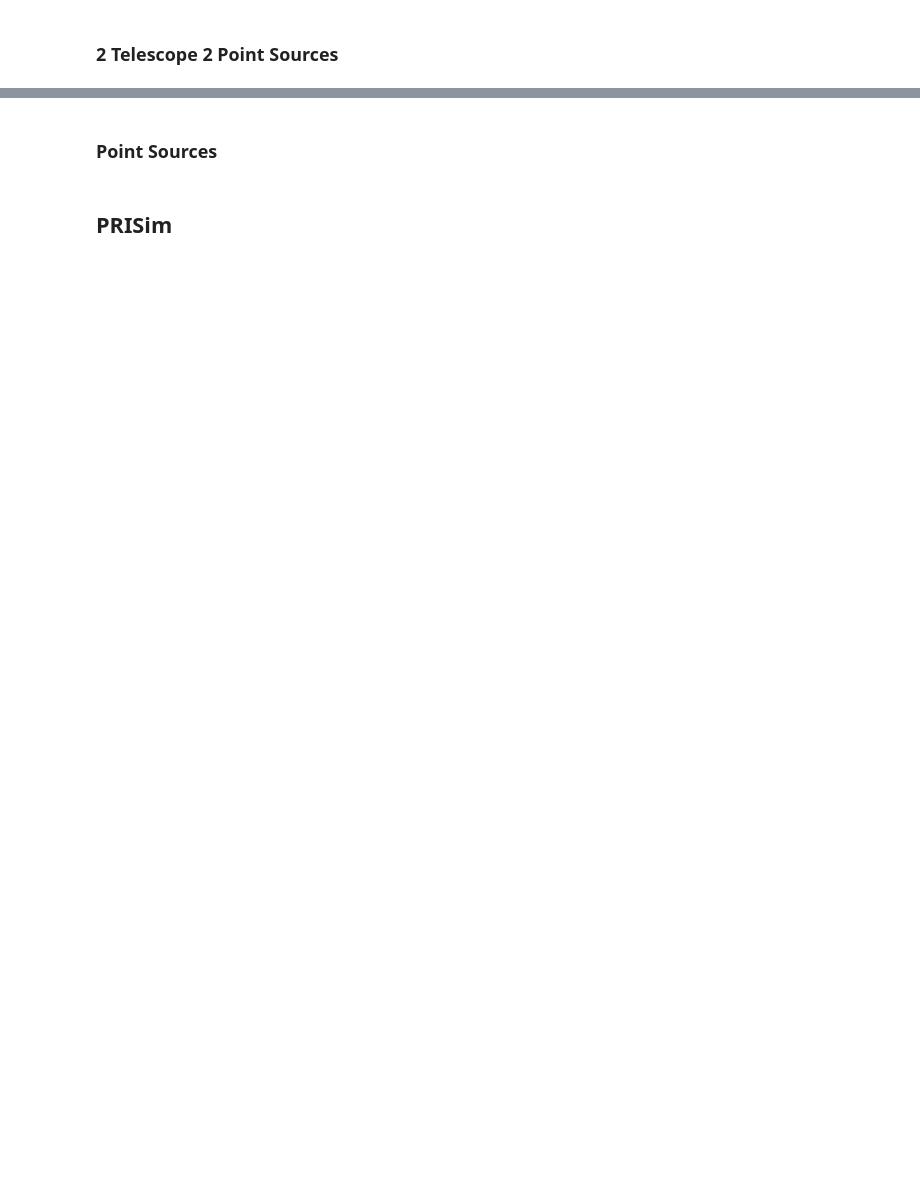
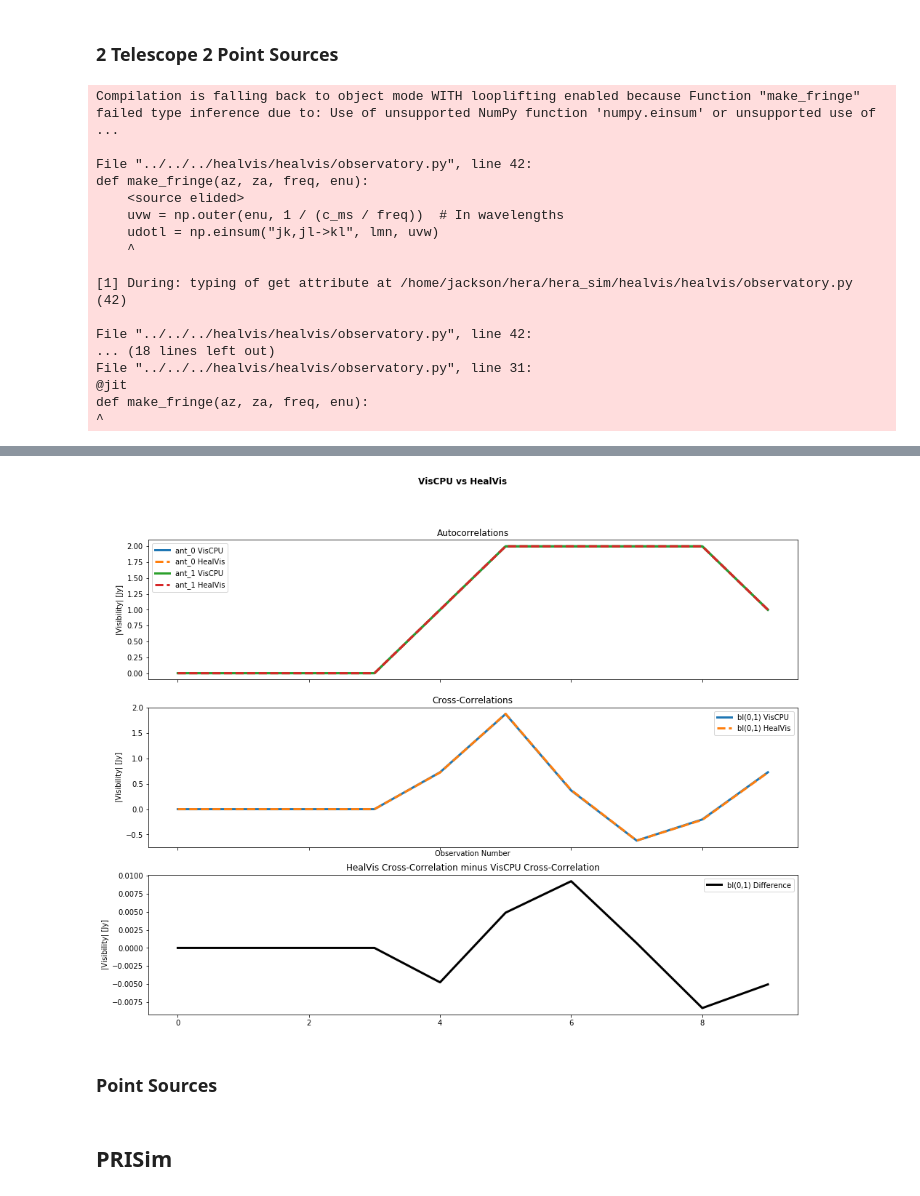
Before and after one commit to HERA-Team/hera_sim, a Jupyter notebook: docs/tutorials/visibility_simulator.ipynb, the cells around one changed output, grey strips where cells are left out. Drawn from its saved outputs; the diff is of its cells as text; code cells hidden in the pictures; blank space fills up the shorter version.

```diff
--- a/docs/tutorials/visibility_simulator.ipynb
+++ b/docs/tutorials/visibility_simulator.ipynb
@@ -597,36 +672,58 @@ print b[1]
 # %% [markdown]
 ### 2 Telescope 2 Point Sources
 # %%
-uvdata = myuvdata(ntel=2)
-uvdata1 = myuvdata(ntel=2)
-freqs = unique(uvdata.freq_array)
-point_source_pos = np.array([[0, uvdata.telescope_lat_lon_alt[0] - np.pi/4], [0, uvdata.telescope_lat_lon_alt[0] + np.pi/4]])
-point_source_flux = np.array([[1.0, 1.0]] * len(freqs))
+uvdata = myuvdata(ntel=2, ntimes=10)
+uvdata1 = myuvdata(ntel=2, ntimes=10)
+freqs = np.unique(uvdata.freq_array)
+
+nside = 2 ** 4
+
+# put a point source in
+point_source_pos = np.array([[0, uvdata.telescope_location_lat_lon_alt[0] + np.pi/4],
+                             [0, uvdata.telescope_location_lat_lon_alt[0]]])
+point_source_flux = np.array([[1, 1]] * len(freqs))
+
+# align to healpix center for direct comparision
+point_source_pos, point_source_flux = align_src_to_healpix(point_source_pos, point_source_flux, nside=nside)
 
 viscpu_sim = VisCPU(
     uvdata=uvdata,
     sky_freqs=freqs,
+    point_source_flux=point_source_flux,
     point_source_pos=point_source_pos,
-    point_source_flux=point_source_flux,
-    nside=2**4,
-    real_dtype=np.float64,
-    complex_dtype=np.complex128,
+    nside=nside
 )
 
 healvis_sim = HealVis(
     uvdata=uvdata1,
     sky_freqs=freqs,
+    point_source_flux=point_source_flux,
     point_source_pos=point_source_pos,
-    point_source_flux=point_source_flux,
-    nside=2 ** 4
+    nside=nside
 )
 
-viscpu = viscpu_sim.simulate()
-healvis = healvis_sim.simulate()
+viscpu_sim.simulate()
+healvis_sim.simulate()
 
-print "MAX ABSOLUTE DIFF", np.max(np.abs(viscpu-healvis))
+viscpu = viscpu_sim.uvdata.data_array
+healvis = healvis_sim.uvdata.data_array
 
-plot_blts(viscpu_sim)
-plot_blts(healvis_sim)
-plt.figure(figsize=(50,10))
-plt.plot(viscpu.flatten() - healvis.flatten())
+compare_blts(viscpu_sim, healvis_sim)
+# %% [output]
+Compilation is falling back to object mode WITH looplifting enabled because Function "make_fringe" failed type inference due to: Use of unsupported NumPy function 'numpy.einsum' or unsupported use of  ...
+
+File "../../../healvis/healvis/observatory.py", line 42:
+def make_fringe(az, za, freq, enu):
+    <source elided>
+    uvw = np.outer(enu, 1 / (c_ms / freq))  # In wavelengths
+    udotl = np.einsum("jk,jl->kl", lmn, uvw)
+    ^
+
+[1] During: typing of get attribute at /home/jackson/hera/hera_sim/healvis/healvis/observatory.py (42)
+
+File "../../../healvis/healvis/observatory.py", line 42:
+... (18 lines left out)
+File "../../../healvis/healvis/observatory.py", line 31:
+@jit
+def make_fringe(az, za, freq, enu):
+^
@@ -633,3 +740,4 @@ plt.plot(viscpu.flatten() - healvis.flatten())
+[figure, added]
 # %% [markdown]
 ### Point Sources
 # %%
```
Also changed, not shown: parts of 12 cells of this notebook, 3 other files.
